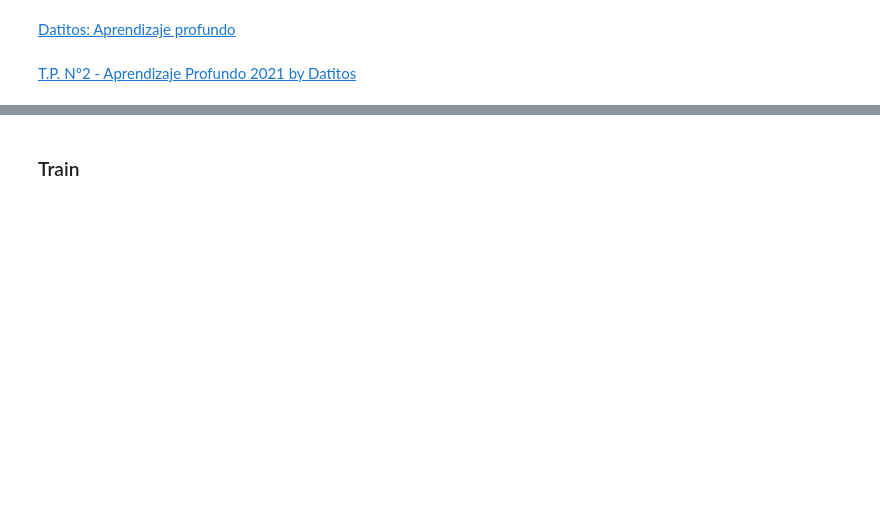
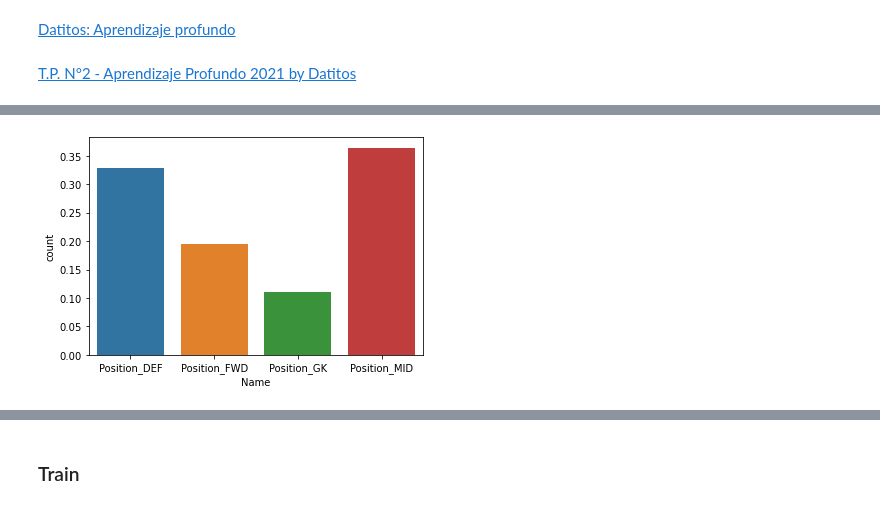
Before and after one commit to adrianmarino/datitos, a Jupyter notebook: tp2/tp2.ipynb, the cells around one changed output, grey strips where cells are left out. Cells and saved outputs as stored; diff of their text form; code cells hidden in the pictures; blank space fills up the shorter version.

```diff
--- a/tp2/tp2.ipynb
+++ b/tp2/tp2.ipynb
@@ -53,0 +56,15 @@ def preprocess(df): return df[SKILL_FEATURES], pd.get_dummies(df[[TARGET]], dumm
+# %%
+def plot_df_clases_count(df, class_col):
+    groups = train_set[[class_col]] \
+      .groupby(class_col) \
+      .size() \
+      .reset_index(name='count')
+    sns.barplot(data=groups, x=class_col, y='count')
+
+def plot_array_clases_count(values):
+    groups = values \
+        .mean() \
+        .reset_index(name='count') \
+        .rename(columns={"index": "Name"})
+
+    sns.barplot(data=groups, x="Name", y='count')
@@ -58 +80,5 @@ X_train, X_val, y_train, y_val = train_test_split(
 )
+# %%
+plot_array_clases_count(y_train)
+# %% [output]
+[figure, added]
```
Also changed, not shown: parts of 8 cells of this notebook, 2 other files.
